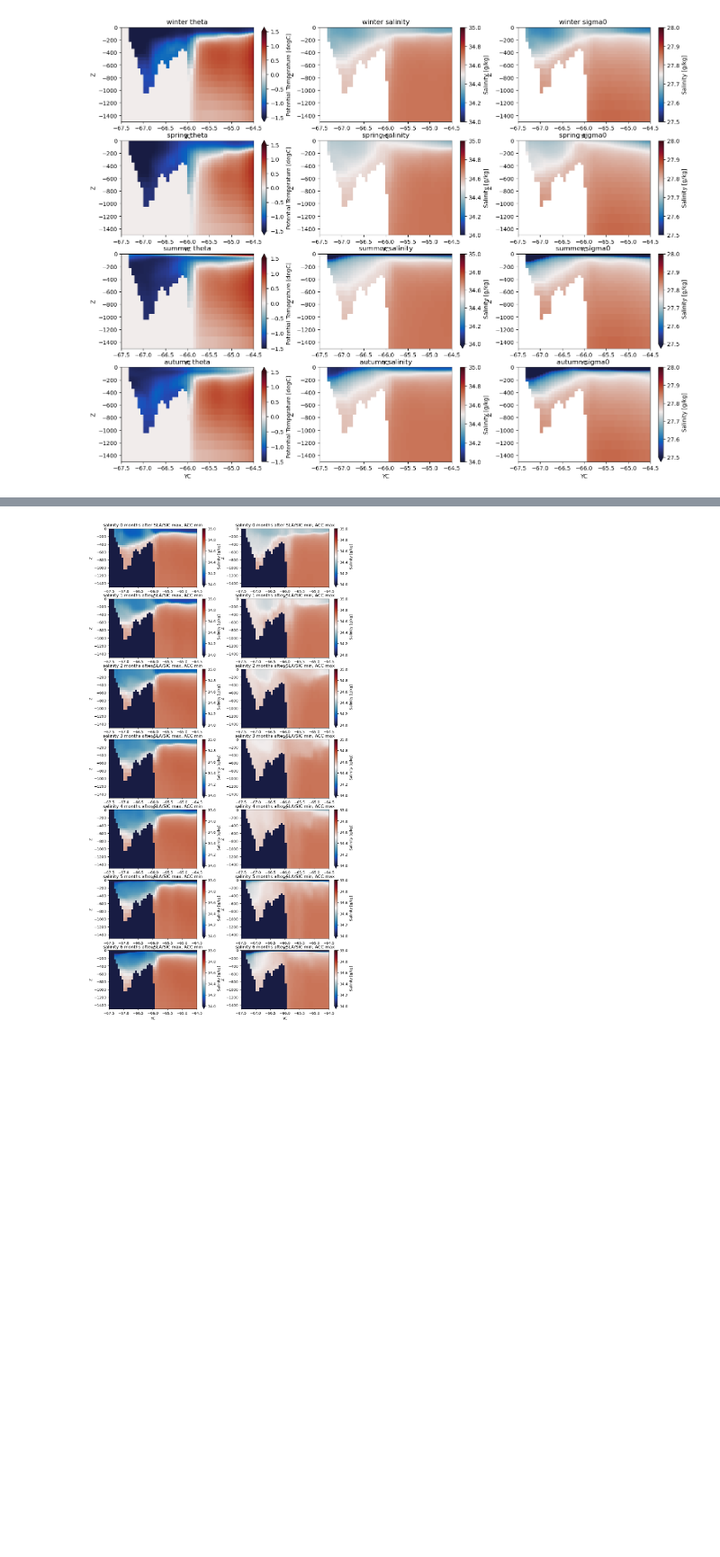
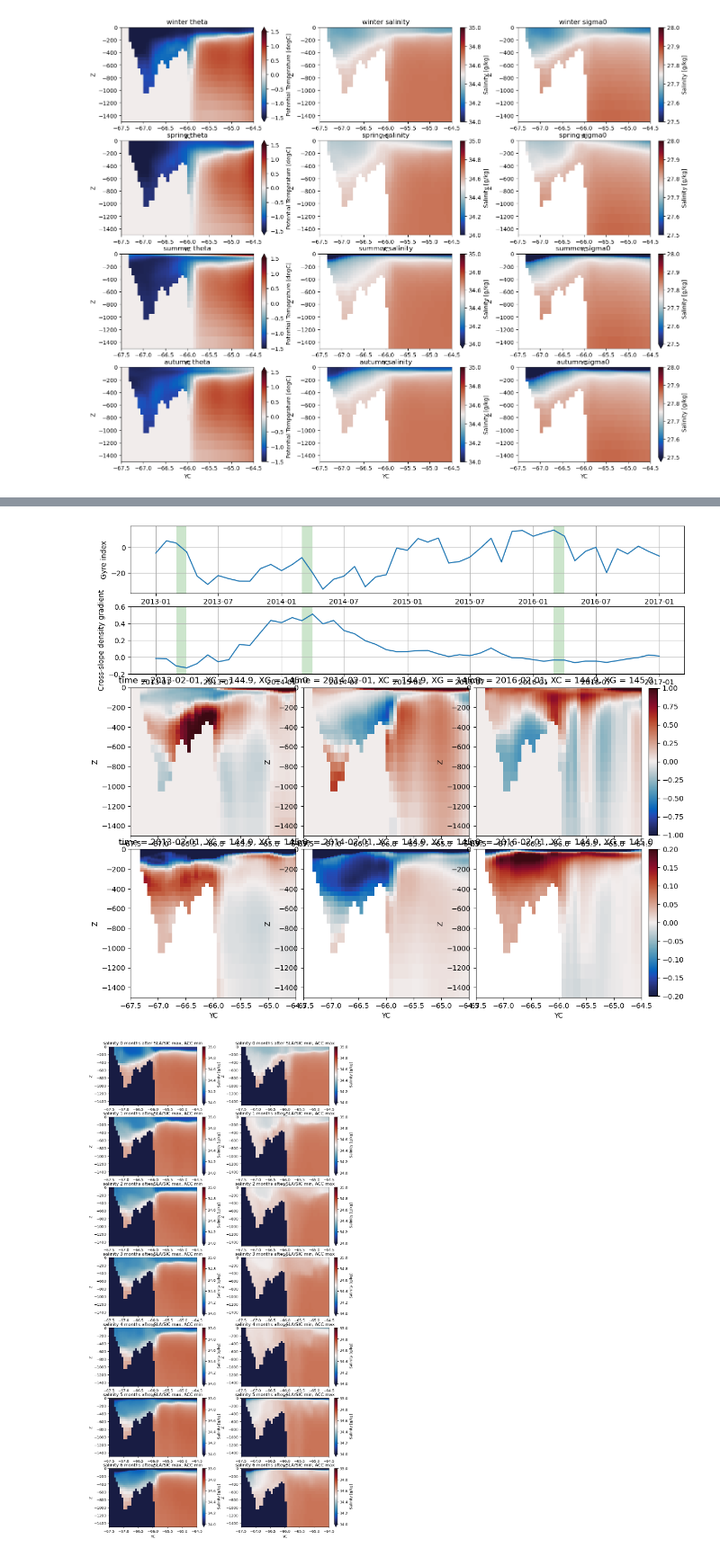
Before and after one commit to eejco/thesis_c3, a Jupyter notebook: sose_transects.ipynb, the cells around one changed output, grey strips where cells are left out. Shown at 90% size. Cells and saved outputs as stored; diff of their text form; code cells hidden in the pictures; blank space fills up the shorter version.

```diff
--- a/sose_transects.ipynb
+++ b/sose_transects.ipynb
@@ -151,10 +156,11 @@ from datetime import datetime
 from dateutil.relativedelta import relativedelta as rd
 # %%
 def plot_transect(data,ax,title,vmin,vmax):
-    data.plot(ax=ax,vmin=vmin,vmax=vmax,cmap=cmocean.cm.balance)
-    ax.set_title(title)
+    im=data.plot(ax=ax,vmin=vmin,vmax=vmax,cmap=cmocean.cm.balance,add_colorbar=False)
+    #ax.set_title(title)
     ax.set_ylim([-1500,0])
     ax.set_xlim([-67.5,-64.5])
+    return im
 # %%
 ssns = fns.season_split(ds145)
 # %%
@@ -215,3 +191,94 @@ plot_transect(sose145t,ax[1],'Salinity'+rtxt,34.2,34.8)
+# %%
+m=9
+lag=5
+t1 = pd.Timestamp(2012,m,1)
+t2 = pd.Timestamp(2013,m,1)
+t3 = pd.Timestamp(2015,m,1)
+
+txt='Summer '
+ltxt = ' (' + txt + ' 2013, Strong Gyre)'
+rtxt = ' (' + txt + ' 2014, Weak Gyre)'
+r2txt = ' (' + txt + ' 2016, Strong Gyre)'
+
+def getdt(var):
+    ts = utls.detrend_dim(ds145[var],'time')
+    return ts.sel(time = t1+rd(months=lag),method='nearest'), ts.sel(time = t2+rd(months=lag),method='nearest'), ts.sel(time = t3+rd(months=lag),method='nearest')
+
+
+# fig,axs = plt.subplots(3,3,figsize=(16,12))
+# ax = axs[0]
+# tp,bt,ct = getdt('SIarea')
+# ax[0].plot(tp.YC,tp)
+# ax[0].set_title('Sea Ice Area' + ltxt)
+# ax[0].set_ylim([-0.2,0.5])#[0,1])
+# ax[0].set_xlim([-67.5,-63.5])
+
+# ax[1].plot(bt.YC,bt)
+# ax[1].set_title('Sea Ice Area' + rtxt)
+# ax[1].set_ylim([-0.2,0.5])#[0,1])
+# ax[1].set_xlim([-67.5,-63.5])
+
+# ax[2].plot(bt.YC,ct)
+# ax[2].set_title('Sea Ice Area' + rtxt)
+# ax[2].set_ylim([-0.2,0.5])#[0,1])
+# ax[2].set_xlim([-67.5,-63.5])
+fig = plt.figure(figsize=(14,12))
+gs = fig.add_gridspec(6,13)
+
+ax = fig.add_subplot(gs[0, :])
+git = gyre_index.sel(time=slice(pd.Timestamp(2013,1,1),pd.Timestamp(2017,1,1)))
+ax.plot(git.time,git)
+for t in [t1,t2,t3]:
+    t1a = t + rd(months=lag)
+    t2a = t + rd(months=lag+3)
+    tboo = (git.time > t1a) & (git.time < t2a)
+
+    ax.fill_between(git.time, -100,100, where=tboo, alpha=0.2, facecolor='green',label='lalala')
+ax.grid()
+ax.set_ylim([-36,17])
+ax.set_ylabel('Gyre index')
+
+ax = fig.add_subplot(gs[1,:])
+sdt = sigdiff2.sel(time=slice(pd.Timestamp(2013,1,1),pd.Timestamp(2017,1,1)))
+ax.plot(sdt.time,sdt)
+ax.grid()
+for t in [t1,t2,t3]:
+    t1a = t + rd(months=lag)
+    t2a = t + rd(months=lag+3)
+    tboo = (sdt.time > t1a) & (sdt.time < t2a)
+
+    ax.fill_between(sdt.time, -10,10, where=tboo, alpha=0.2, facecolor='green',label='lalala')
+ax.set_ylim([-0.2,0.6])
+ax.set_ylabel('Cross-slope density gradient')
+
+
+ax1=fig.add_subplot(gs[2:4,0:4])
+ax2=fig.add_subplot(gs[2:4,4:8])
+ax3=fig.add_subplot(gs[2:4,8:12])
+
+tp,bt,ct = getdt('THETA')
+plot_transect(tp,ax1,'Temperature' + ltxt,-1,1)#-1.5,1.5)
+plot_transect(bt,ax2,'Temperature'+rtxt,-1,1)#.5,1.5)
+im=plot_transect(ct,ax3,'Temperature'+r2txt,-1,1)#.5,1.5)
+cbar_ax = fig.add_axes([0.85, 0.375, 0.012, 0.24])
+fig.colorbar(im, cax=cbar_ax)
+
+ax1=fig.add_subplot(gs[4:6,0:4])
+ax2=fig.add_subplot(gs[4:6,4:8])
+ax3=fig.add_subplot(gs[4:6,8:12])
+
+tp,bt,ct = getdt('SALT')
+plot_transect(tp,ax1,'Salinity' +ltxt,-0.2,0.2)#34.2,34.8)
+plot_transect(bt,ax2,'Salinity'+rtxt,-0.2,0.2)#34.2,34.8)
+im=plot_transect(ct,ax3,'Salinity'+r2txt,-0.2,0.2)#34.2,34.8)
+
+#fig.subplots_adjust(right=0.8)
+cbar_ax = fig.add_axes([0.85, 0.112, 0.012, 0.24])
+fig.colorbar(im, cax=cbar_ax)
+
+plt.tight_layout()
+# %% [output]
+[figure, added]
 # %%
 t1 = pd.Timestamp(2013,8,1)
 t2 = pd.Timestamp(2020,8,1)
```
Also changed, not shown: parts of 4 cells of this notebook, 8 other files.
